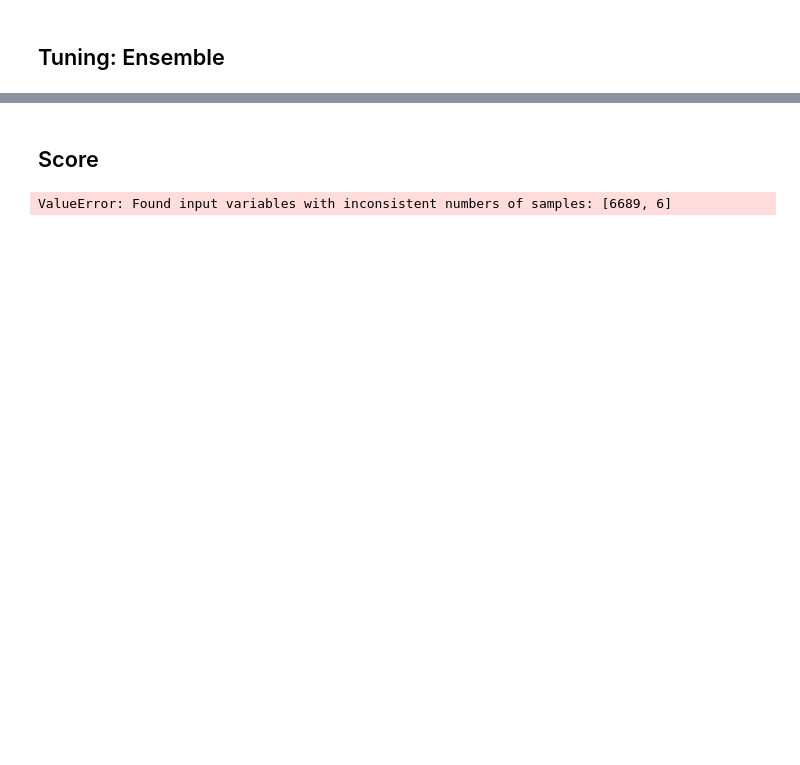
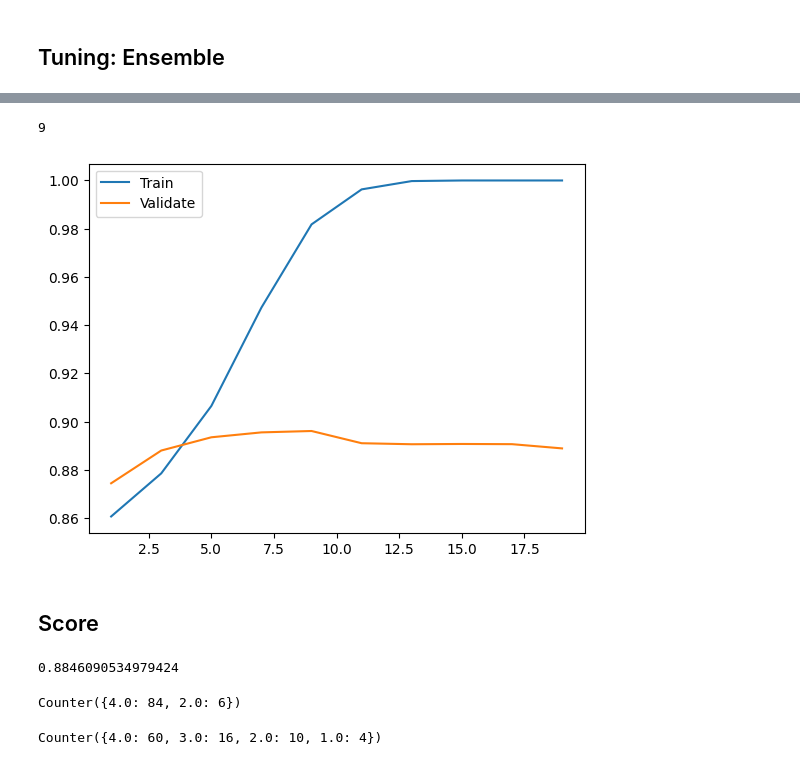
Before and after one commit to notkarenyi/ml-project, a Jupyter notebook: costarica.ipynb, the cells around one changed output, grey strips where cells are left out. Cells and saved outputs as stored; diff of their text form; code cells hidden in the pictures; blank space fills up the shorter version.

```diff
--- a/costarica.ipynb
+++ b/costarica.ipynb
@@ -257,8 +378,40 @@ from sklearn.ensemble import VotingRegressor
+# %%
+depths = np.arange(1,20,2)
+train_scores = []
+valid_scores = []
+
+for depth in depths:
+    clf = RandomForestClassifier(max_depth=depth, random_state=0)
+    clf.fit(X_train, y_train)
+
+    train_scores.append(roc_auc_score(y_train, clf.predict_proba(X_train), multi_class = "ovr", average = "micro"))
+    valid_scores.append(roc_auc_score(y_valid, clf.predict_proba(X_valid), multi_class = "ovr", average = "micro"))
+
+fig,ax = plt.subplots()
+ax.plot(depths,train_scores,label='Train')
+ax.plot(depths,valid_scores,label='Validate')
+ax.legend()
+depth = max(zip(depths,valid_scores),key=lambda x: x[1])[0]
+print(depth)
+# %% [output]
+9
+[figure, added]
 # %% [markdown]
 ## Score
-# %%
-from sklearn import metrics
-fpr, tpr, thresholds = metrics.roc_curve(y_train, scores, pos_label=1)
-metrics.auc(fpr, tpr)
-# %% [output]
-ValueError: Found input variables with inconsistent numbers of samples: [6689, 6]
+# %%
+mlp = MLPClassifier(solver='sgd',alpha=alpha,hidden_layer_sizes=tuple(layers),learning_rate_init=rate,momentum=momentum)
+mlp.fit(X_train,y_train)
+auc = roc_auc_score(y_test, mlp.predict_proba(X_test), multi_class = "ovr", average = "micro")
+print(auc)
+
+# fig, ax = plt.subplots(nrows=1,ncols=1,figsize=(14, 7))
+# plt.bar(mlp.feature_names_in_,mlp.feature_importances_)
+# ax.tick_params(axis='x', labelsize=10, labelrotation=90)
+# %% [output]
+0.8846090534979424
+# %%
+print(Counter(mlp.predict(X_test)))
+Counter(y_test)
+# %% [output]
+Counter({4.0: 84, 2.0: 6})
+Counter({4.0: 60, 3.0: 16, 2.0: 10, 1.0: 4})
```
Also changed, not shown: parts of 28 cells of this notebook.
